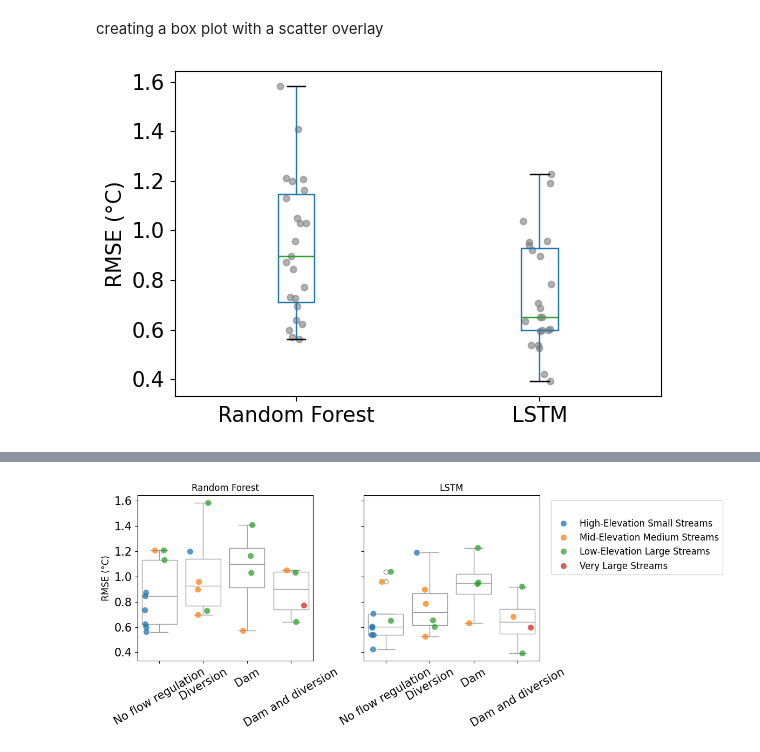
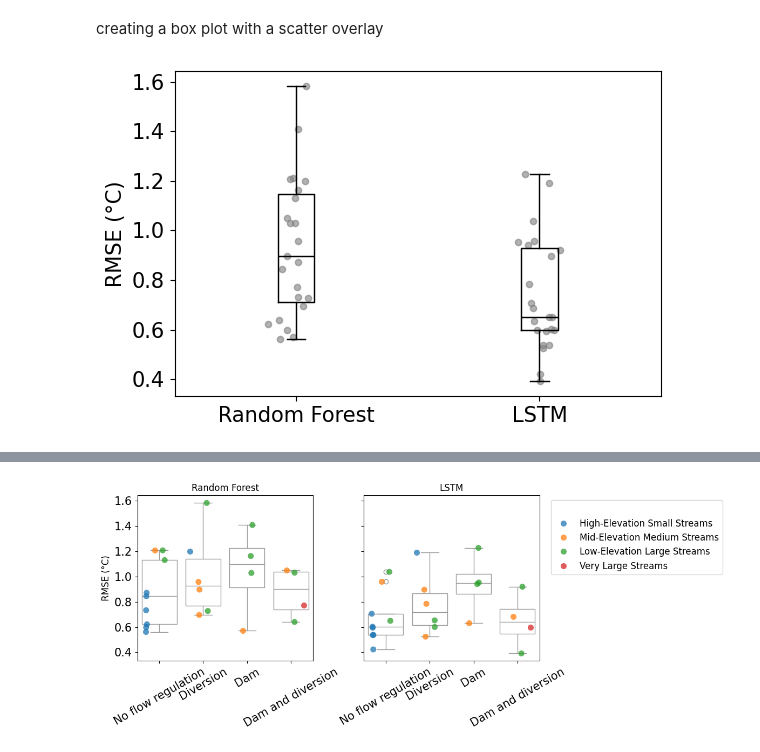
Before and after one commit to th2018/stream_thermal_2025_ms, a Jupyter notebook: LSTM_DOY/LSTM_RF_KGE_DOY_grid_search.ipynb, the cells around one changed output, grey strips where cells are left out. Drawn from its saved outputs; the diff is of its cells as text; code cells hidden in the pictures.

```diff
--- a/LSTM_DOY/LSTM_RF_KGE_DOY_grid_search.ipynb
+++ b/LSTM_DOY/LSTM_RF_KGE_DOY_grid_search.ipynb
@@ -995,25 +995,28 @@ creating a box plot with a scatter overlay
 # %%
 # Set all font sizes to 15
 plt.rcParams.update({'font.size': 15})
 
 fig, ax = plt.subplots(figsize=(6, 4))
 
-rmse_merged_df[['Random Forest', 'LSTM']].boxplot(ax=ax)
+rmse_merged_df[['Random Forest', 'LSTM']].boxplot(ax=ax, boxprops=dict(color='black'),
+    capprops=dict(color='black'),
+    whiskerprops=dict(color='black'),
+    medianprops=dict(color='black'))
 
 for i, col in enumerate(['Random Forest', 'LSTM'], start=1):
     y = rmse_merged_df[col].values
     # Add small random x‑jitter around each box’s x‑position
     x = np.random.normal(i, 0.04, size=len(y))
     ax.scatter(x, y, s=20, color='grey', alpha=0.6)
 
 ax.set_ylabel( "RMSE (°C)")
 plt.tight_layout()
 plt.grid(False)
 plt.savefig("rmse.png", dpi= dpi, bbox_inches='tight')  # Saves as a PNG file
 
 plt.show()
 # %% [output]
-[figure, old version]
+[figure, new version]
 # %%
 df = pd.merge( rmse_merged_df,  reg_kmean_pasta, left_on='site_no', right_on='site_no', how='inner')
 
```
Also changed, not shown: parts of 9 cells of this notebook.
